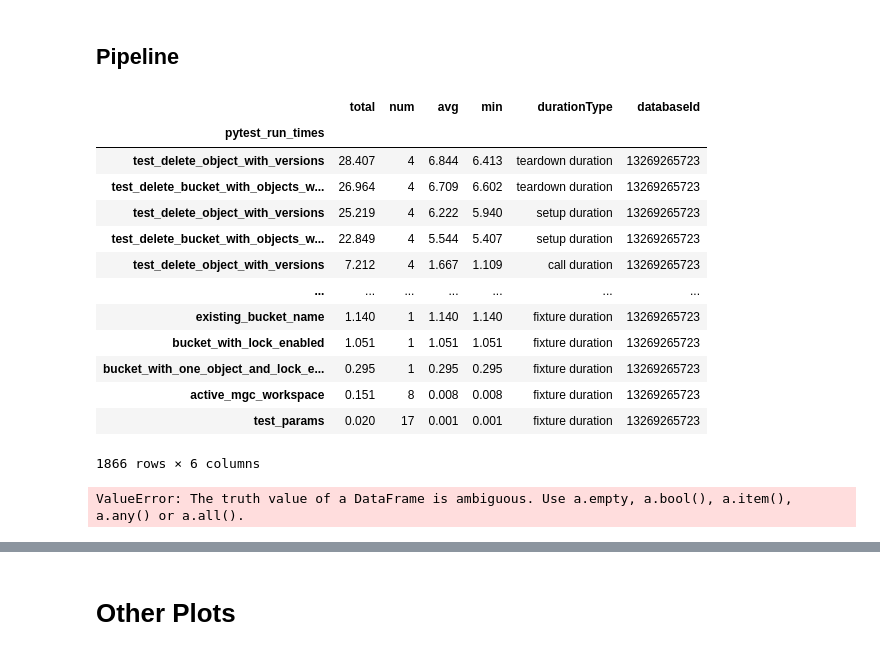
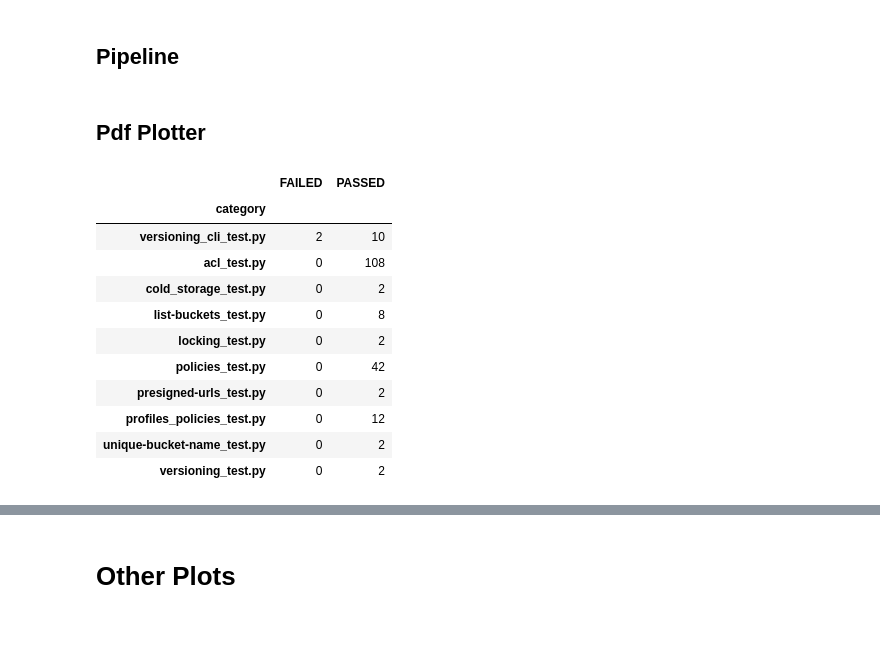
Before and after one commit to 2xlhe/gh-Actions-Reader, a Jupyter notebook: report.ipynb, the cells around one changed output, grey strips where cells are left out. Cells and saved outputs as stored; diff of their text form; code cells hidden in the pictures; blank space fills up the shorter version.

```diff
--- a/report.ipynb
+++ b/report.ipynb
@@ -426,26 +429,0 @@ for path in artifacts.paths:
-# %%
-df = pd.read_parquet('./bin/pytest.categories.log.parquet')
-df
-# %% [output]
-|  | total | num | avg | min | durationType | databaseId |
-| pytest_run_times |  |  |  |  |  |  |
-| test_delete_object_with_versions | 28.407 | 4 | 6.844 | 6.413 | teardown duration | 13269265723 |
-| test_delete_bucket_with_objects_w... | 26.964 | 4 | 6.709 | 6.602 | teardown duration | 13269265723 |
-| test_delete_object_with_versions | 25.219 | 4 | 6.222 | 5.940 | setup duration | 13269265723 |
-| test_delete_bucket_with_objects_w... | 22.849 | 4 | 5.544 | 5.407 | setup duration | 13269265723 |
-| test_delete_object_with_versions | 7.212 | 4 | 1.667 | 1.109 | call duration | 13269265723 |
-| ... | ... | ... | ... | ... | ... | ... |
-| existing_bucket_name | 1.140 | 1 | 1.140 | 1.140 | fixture duration | 13269265723 |
-| bucket_with_lock_enabled | 1.051 | 1 | 1.051 | 1.051 | fixture duration | 13269265723 |
-| bucket_with_one_object_and_lock_e... | 0.295 | 1 | 0.295 | 0.295 | fixture duration | 13269265723 |
-| active_mgc_workspace | 0.151 | 8 | 0.008 | 0.008 | fixture duration | 13269265723 |
-| test_params | 0.020 | 17 | 0.001 | 0.001 | fixture duration | 13269265723 |
-1866 rows × 6 columns
-# %%
-df1 = pd.DataFrame([1,2,1])
-df2 = pd.DataFrame([1,2,3])
-
-if df1.isin(df2) == True:
-    print(1)
-# %% [output]
-ValueError: The truth value of a DataFrame is ambiguous. Use a.empty, a.bool(), a.item(), a.any() or a.all().
@@ -451,0 +440,2 @@ ValueError: The truth value of a DataFrame is ambiguous. Use a.empty, a.bool(),
+# %% [markdown]
+## Pdf Plotter
@@ -451,0 +448,15 @@ ValueError: The truth value of a DataFrame is ambiguous. Use a.empty, a.bool(),
+# %%
+status_freq_df
+# %% [output]
+|  | FAILED | PASSED |
+| category |  |  |
+| versioning_cli_test.py | 2 | 10 |
+| acl_test.py | 0 | 108 |
+| cold_storage_test.py | 0 | 2 |
+| list-buckets_test.py | 0 | 8 |
+| locking_test.py | 0 | 2 |
+| policies_test.py | 0 | 42 |
+| presigned-urls_test.py | 0 | 2 |
+| profiles_policies_test.py | 0 | 12 |
+| unique-bucket-name_test.py | 0 | 2 |
+| versioning_test.py | 0 | 2 |
```
Also changed, not shown: parts of 10 cells of this notebook, 4 other files.
